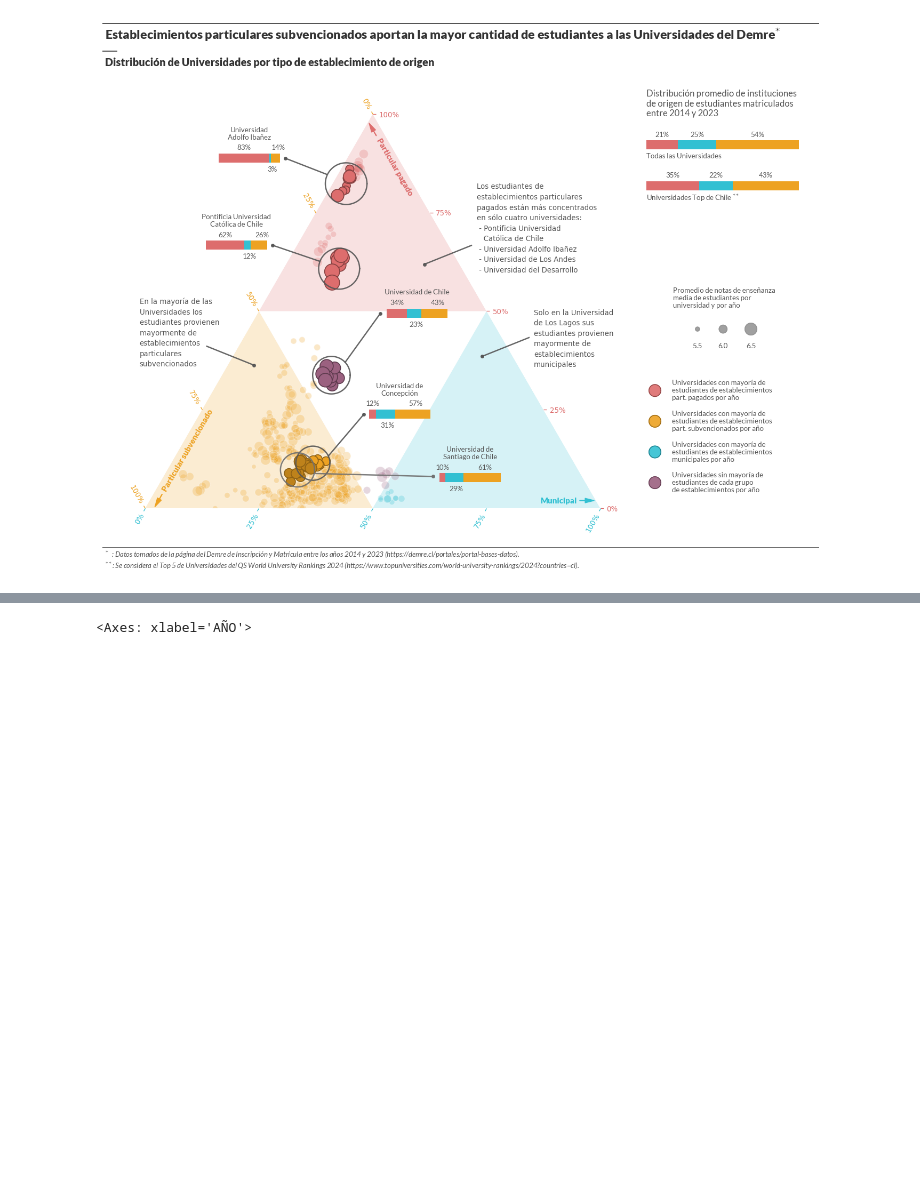
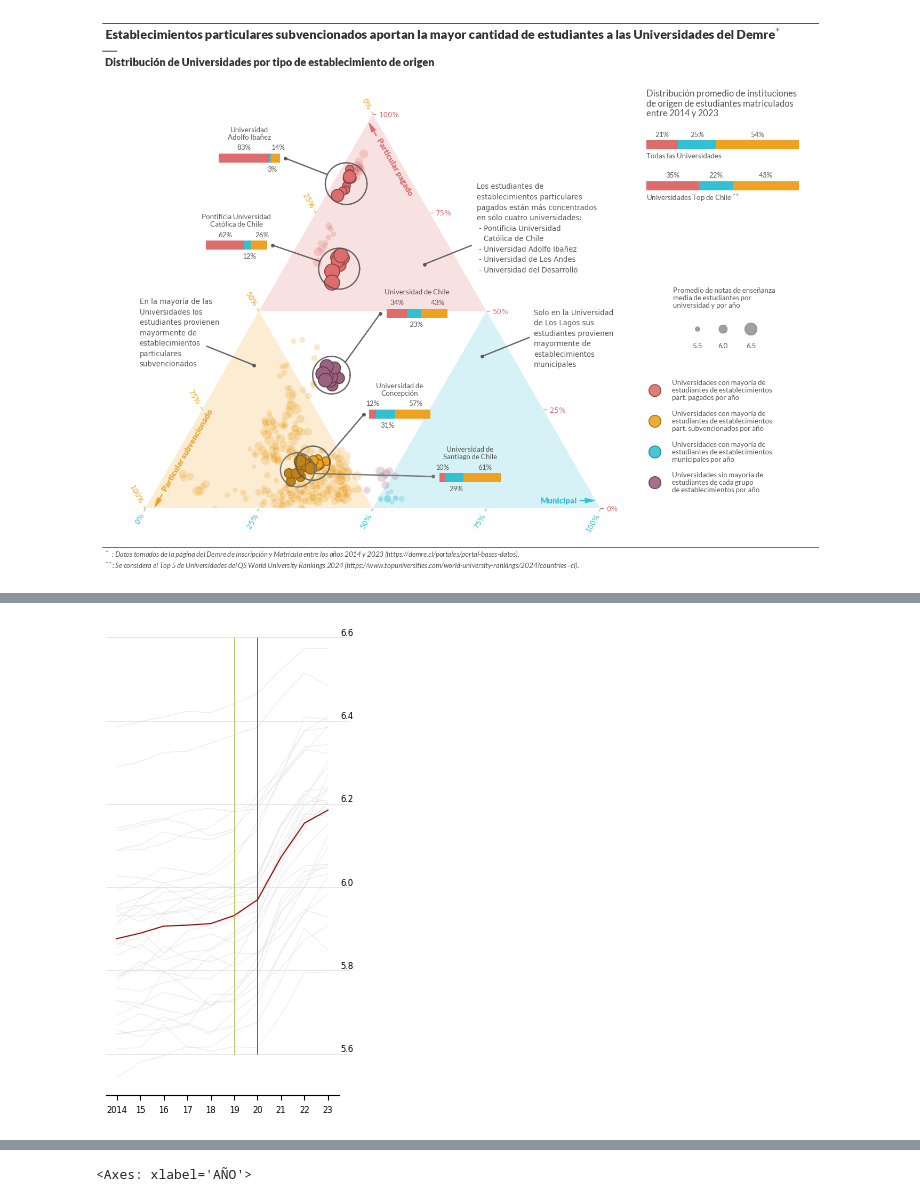
Before and after one commit to desareca/infovis-MDS_UDD, a Jupyter notebook: Tareas/Tarea 3/Tarea 3.ipynb, the cells around one changed output, grey strips where cells are left out. Cells and saved outputs as stored; diff of their text form; code cells hidden in the pictures; blank space fills up the shorter version.

```diff
--- a/Tareas/Tarea 3/Tarea 3.ipynb
+++ b/Tareas/Tarea 3/Tarea 3.ipynb
@@ -575,0 +578,18 @@ draw_fig_colors(fig, ax, colorGen_1, colorPP_1, colorMun_1, colorPS_1, colorBlac
+# %%
+df_admision_matricula_adj_2 = df_admision_matricula.copy()
+df_admision_matricula_adj_2['PROMEDIO_NOTAS_pp'] = df_admision_matricula_adj_2['PROMEDIO_NOTAS'] * df_admision_matricula_adj_2['Particular pagado']
+df_admision_matricula_adj_2['PROMEDIO_NOTAS_mun'] = df_admision_matricula_adj_2['PROMEDIO_NOTAS'] * df_admision_matricula_adj_2['Municipal']
+df_admision_matricula_adj_2['PROMEDIO_NOTAS_ps'] = df_admision_matricula_adj_2['PROMEDIO_NOTAS'] * df_admision_matricula_adj_2['Particular subvencionado']
+
+cols_df_adj_2 = ['PROMEDIO_NOTAS', 'Particular pagado', 'Municipal', 'Particular subvencionado', 'PROMEDIO_NOTAS_pp', 'PROMEDIO_NOTAS_mun', 'PROMEDIO_NOTAS_ps']
+df_admision_matricula_adj_2 = df_admision_matricula_adj_2.groupby(['UNIVERSIDAD', 'AÑO'], as_index=False)[cols_df_adj_2].agg(['sum', 'mean'])
+df_admision_matricula_adj_2.columns = ['_'.join(col).strip() for col in df_admision_matricula_adj_2.columns.values]
+
+df_admision_matricula_adj_2['PROMEDIO_NOTAS_pp_mean'] = df_admision_matricula_adj_2['PROMEDIO_NOTAS_pp_sum'] / df_admision_matricula_adj_2['Particular pagado_sum']
+df_admision_matricula_adj_2['PROMEDIO_NOTAS_mun_mean'] = df_admision_matricula_adj_2['PROMEDIO_NOTAS_mun_sum'] / df_admision_matricula_adj_2['Municipal_sum']
+df_admision_matricula_adj_2['PROMEDIO_NOTAS_ps_mean'] = df_admision_matricula_adj_2['PROMEDIO_NOTAS_ps_sum'] / df_admision_matricula_adj_2['Particular subvencionado_sum']
+df_admision_matricula_adj_2 = df_admision_matricula_adj_2.rename(columns={'AÑO_': 'AÑO', 'UNIVERSIDAD_': 'UNIVERSIDAD'})
+
+df_admision_matricula_adj_2 = df_admision_matricula_adj_2.sort_values('PROMEDIO_NOTAS_mean', ascending=False)
+df_admision_matricula_adj_2 = df_admision_matricula_adj_2.pivot(index='UNIVERSIDAD', columns='AÑO', values='PROMEDIO_NOTAS_mean').dropna().sort_values(2023, ascending=True)
+df_admision_matricula_adj_2.head()
@@ -575,0 +604,42 @@ draw_fig_colors(fig, ax, colorGen_1, colorPP_1, colorMun_1, colorPS_1, colorBlac
+# %%
+año_th=2020
+df_admision_matricula_adj_2 = df_admision_matricula_adj_2.sort_values(2023)
+
+gradient_blue = mod_color_op(my_gradient(0.15), intensidad=1., alpha=1.)
+gradient_yellow = mod_color_op(my_gradient(0.7), intensidad=1., alpha=1.)
+gradient_green = mod_color_op(my_gradient(0.57), intensidad=1., alpha=1.)
+gradient_red = mod_color_op(my_gradient(0.999), intensidad=1., alpha=1.)
+
+fig, ax = plt.subplots(1, figsize=(3,6))
+
+ax.plot(df_admision_matricula_adj_2.T, color='#dddddd', linewidth=0.3)
+ax.plot(df_admision_matricula_adj_2.T.mean(1), color=gradient_red, linewidth=0.8)
+ax.vlines(2020,
+          ymin=5.6,
+          ymax=6.6,
+          color=gradient_blue, linewidth=0.5
+          )
+ax.vlines(2019,
+          ymin=5.6,
+          ymax=6.6,
+          color=gradient_green, linewidth=0.5
+          )
+ax.spines["right"].set_visible(False)
+ax.spines["left"].set_visible(False)
+ax.spines["top"].set_visible(False)
+
+ax.set_xticks(df_admision_matricula_adj_2.columns)
+ax.set_xticklabels([2014,15,16,17,18,19,20,21,22,23], fontsize=6)
+ax.set_yticks([5.6, 5.8, 6.0, 6.2, 6.4, 6.6])
+ax.set_yticklabels([5.6, 5.8, 6.0, 6.2, 6.4, 6.6], fontsize=6,)
+ax.yaxis.tick_right()
+ax.tick_params(axis='y', length=7, width=0.5, color='#dddddd')
+for tick in ax.get_yticklabels():
+    tick.set_horizontalalignment('right')  # Alineación horizontal centrada
+    tick.set_verticalalignment('bottom')  # Alineación vertical sobre el tick
+
+ax.grid(axis='y', color='#dddddd', linestyle='-', linewidth=0.5)
+ax.set_ylim(5.5, 6.61)
+plt.show()
+# %% [output]
+[figure, added]
```
Also changed, not shown: parts of 14 cells of this notebook.
